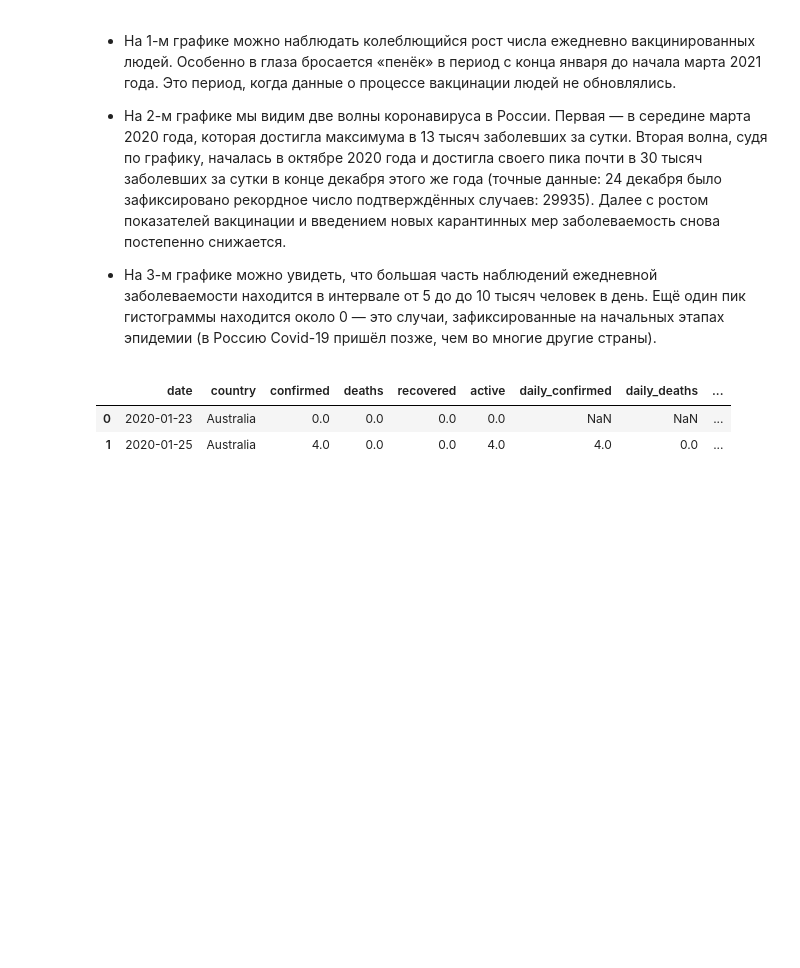
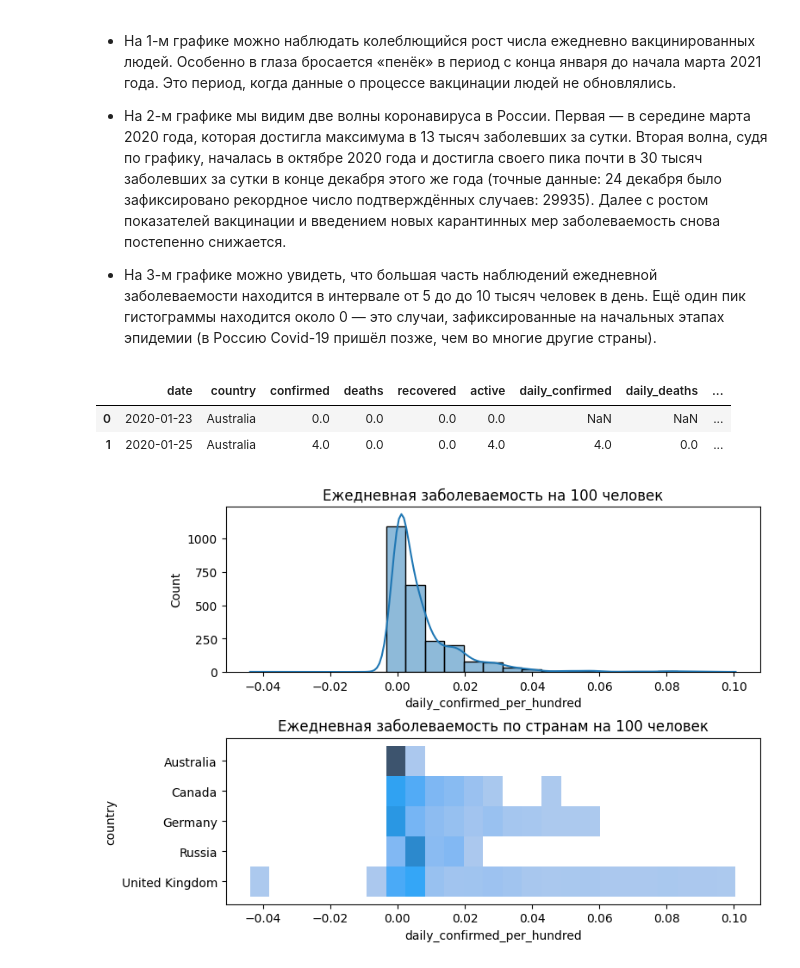
Before and after one commit to MazepaYuliya/SF_DS_3_0, a Jupyter notebook: Pandas_/tasks/covid.ipynb, the cells around one changed output. Saved outputs shown, nothing was run; the diff lists cells and outputs as text; code cells hidden in the pictures; blank space fills up the shorter version.

```diff
--- a/Pandas_/tasks/covid.ipynb
+++ b/Pandas_/tasks/covid.ipynb
@@ -301,12 +301,21 @@ croped_covid_df.head(2)
 | 0 | 2020-01-23 | Australia | 0.0 | 0.0 | 0.0 | 0.0 | NaN | NaN | ... |
 | 1 | 2020-01-25 | Australia | 4.0 | 0.0 | 0.0 | 4.0 | 4.0 | 0.0 | ... |
 # %%
-fig, axes = plt.subplots(nrows=1, ncols=2, figsize=(14,4))
+fig, axes = plt.subplots(nrows=2, ncols=1, figsize=(8,6))
+plt.subplots_adjust(hspace=.4)
 
 # общее распределение ежедневной заболеваемости
-hist_confirmed = sn.hisplot(data=croped_covid_df, x='daily_confirmed', ax=axes[0])
-hist_confirmed.set_title('Ежедневная заболеваемость')
+hist_confirmed = sn.histplot(
+    data=croped_covid_df,
+    x='daily_confirmed_per_hundred',
+    ax=axes[0],
+    bins=25,
+    kde=True,
+)
+hist_confirmed.set_title('Ежедневная заболеваемость на 100 человек')
 
 # общее распределение ежедневной заболеваемости в разрезе стран
-hist_confirmed = sn.hisplot(data=croped_covid_df, x='daily_confirmed', ргу='country', ax=axes[0])
-hist_confirmed.set_title('Ежедневная заболеваемость')
+hist_confirmed = sn.histplot(data=croped_covid_df, x='daily_confirmed_per_hundred', y='country', ax=axes[1], bins=25)
+hist_confirmed.set_title('Ежедневная заболеваемость по странам на 100 человек');
+# %% [output]
+[figure, added]
```
Also changed, not shown: parts of 13 cells of this notebook, 1 other file.
